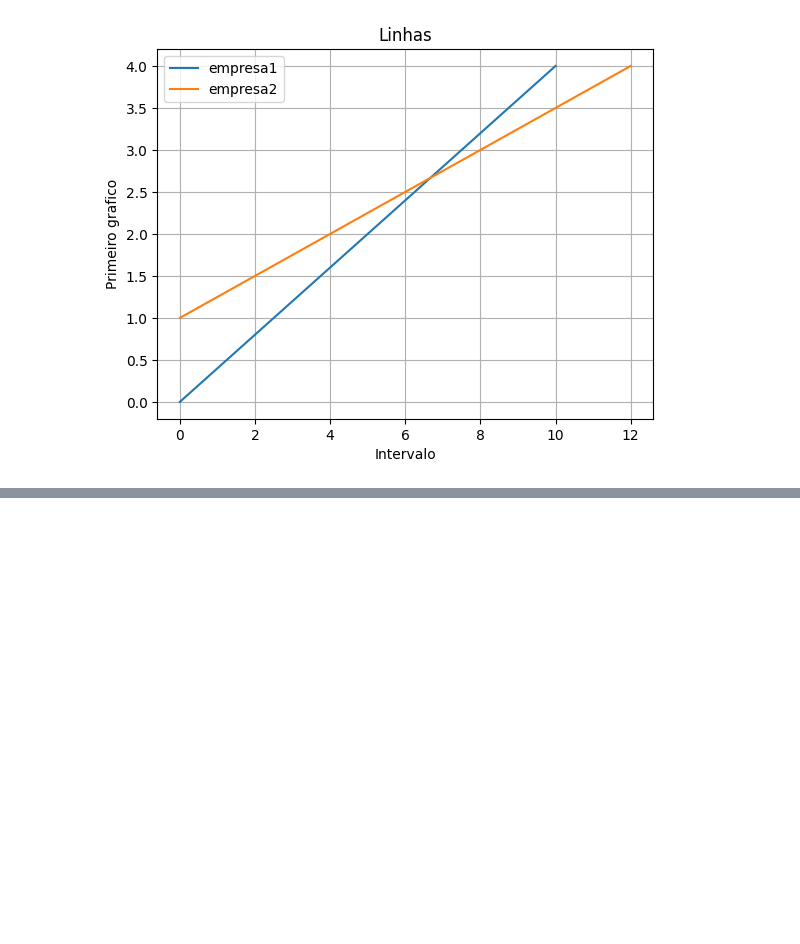
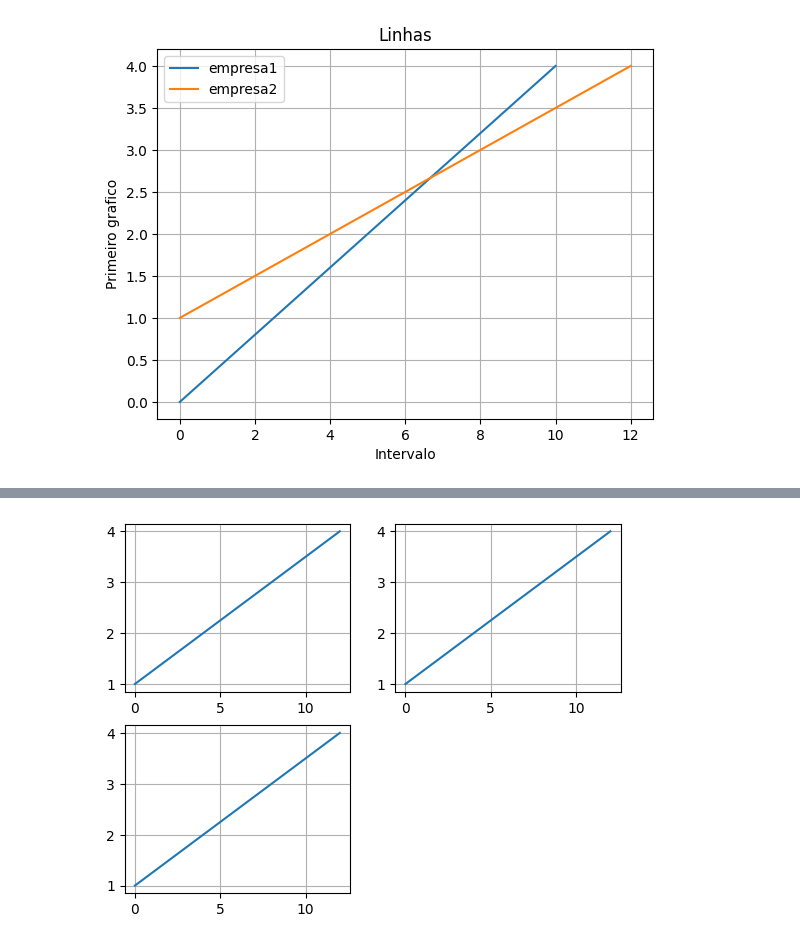
Before and after one commit to JonathanAlvesNogueira/Learning-python, a Jupyter notebook: matplotlib/linhas.ipynb, the cells around one changed output, grey strips where cells are left out. Cells and saved outputs as stored; diff of their text form; code cells hidden in the pictures; blank space fills up the shorter version.

```diff
--- a/matplotlib/linhas.ipynb
+++ b/matplotlib/linhas.ipynb
@@ -28,0 +41,15 @@ Text(0.5, 1.0, 'Linhas')
+# %%
+plt.figure()
+plt.subplot(221)
+plt.plot(xb, cont2)
+plt.grid()
+
+plt.subplot(222)
+plt.plot(xb, cont2)
+plt.grid()
+
+plt.subplot(223)
+plt.plot(xb, cont2)
+plt.grid()
+# %% [output]
+[figure, added]
```
Also changed, not shown: parts of 2 cells of this notebook.
